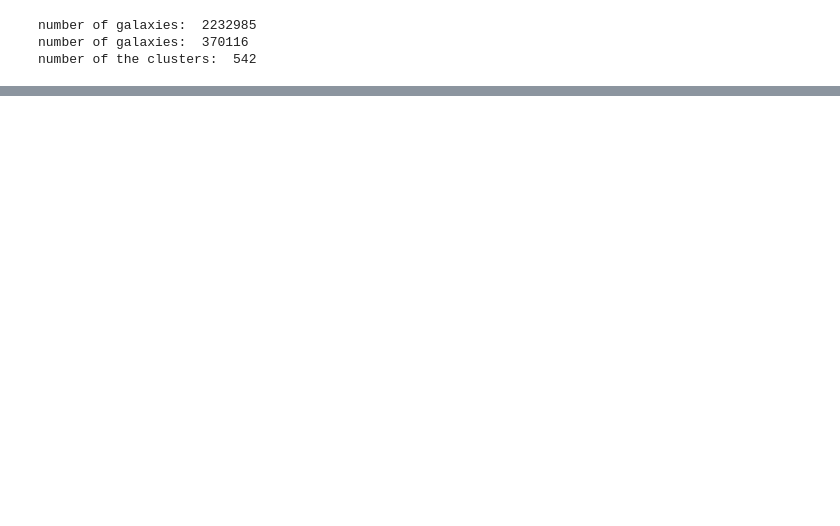
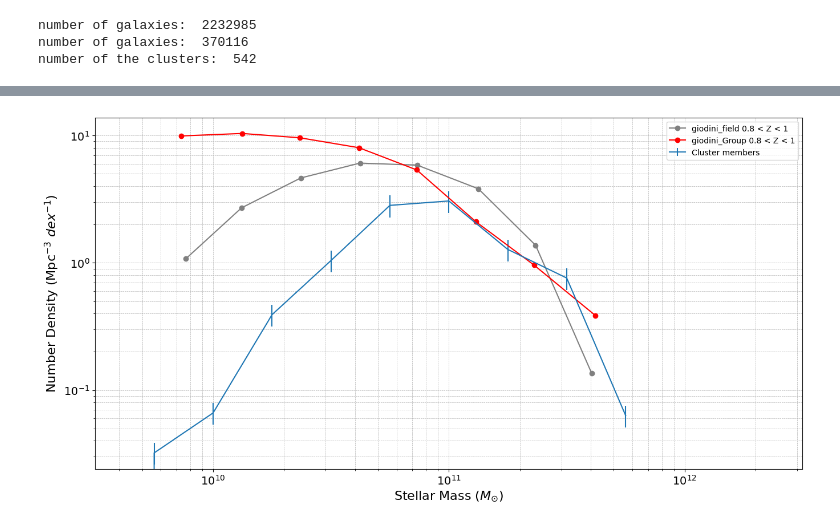
Before and after one commit to Safiye-Teymourzadeh/driver, a Jupyter notebook: erosita_DR1/test_of_matching.ipynb, the cells around one changed output, grey strips where cells are left out. Drawn from its saved outputs; the diff is of its cells as text; code cells hidden in the pictures; blank space fills up the shorter version.

```diff
--- a/erosita_DR1/test_of_matching.ipynb
+++ b/erosita_DR1/test_of_matching.ipynb
@@ -250,3 +261,35 @@ then do the plotting
+# %%
+giodini_fig_9_field_08_1 = '/home/farnoosh/Desktop/thesis/giodini_gif9_low_mass_08_1.csv'
+giodini_field_08_1 = pd.read_csv(giodini_fig_9_field_08_1, header=None, names=['x', 'y'])
+
+giodini_fig4_HGroup_08_1 = '/home/farnoosh/Desktop/thesis/giodini_fig4_High_mass_Group_08_1.csv'
+giodini_HGroup_08_1 = pd.read_csv(giodini_fig4_HGroup_08_1, header=None, names=['x', 'y'])
+
+
+fig, ax = plt.subplots(figsize=(16, 8))
+
+plt.errorbar(
+    MASS_BINS[:-1],
+    mass_histogram_cluster_members / sum_volume_all_cluster,
+    yerr=mass_histogram_cluster_members_error / sum_volume_all_cluster,
+    label='Cluster members',
+)
+
+plt.plot(10**giodini_field_08_1['x'], giodini_field_08_1['y'], marker='o', color='gray', linestyle='-', label='giodini_field 0.8 < Z < 1')
+plt.plot(10**giodini_HGroup_08_1['x'], giodini_HGroup_08_1['y'], marker='o', color='red', linestyle='-', label='giodini_Group 0.8 < Z < 1')
+
+plt.xscale('log')
+plt.yscale('log')
+plt.xlabel('Stellar Mass ($M_{\odot}$)', fontsize=16)
+plt.ylabel('Number Density ($\mathrm{Mpc}^{-3} \ dex^{-1}$)', fontsize=16)
+plt.xlim((10**9.5, 10**12.5))
+# plt.ylim((10**-5.7, 10**2.5))
+plt.tick_params(axis='both', which='major', labelsize=14)
+plt.legend()
+ax.grid(True, which='both', linestyle='--', linewidth=0.5)
+plt.show()
+# %% [output]
+[figure, added]
 # %%
 
 # Find the clusters that have galaxies among them
```
Also changed, not shown: parts of 19 cells of this notebook, 6 other files.
